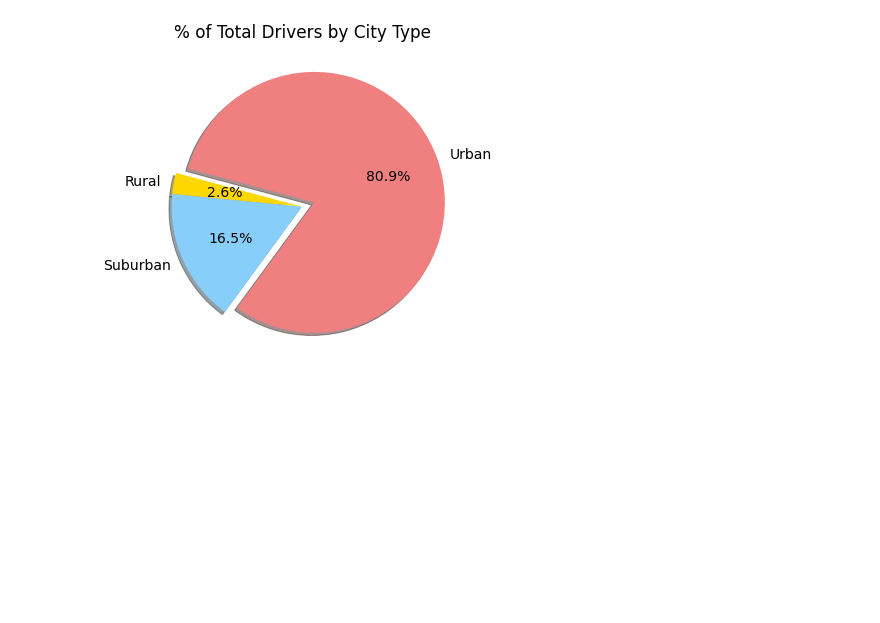
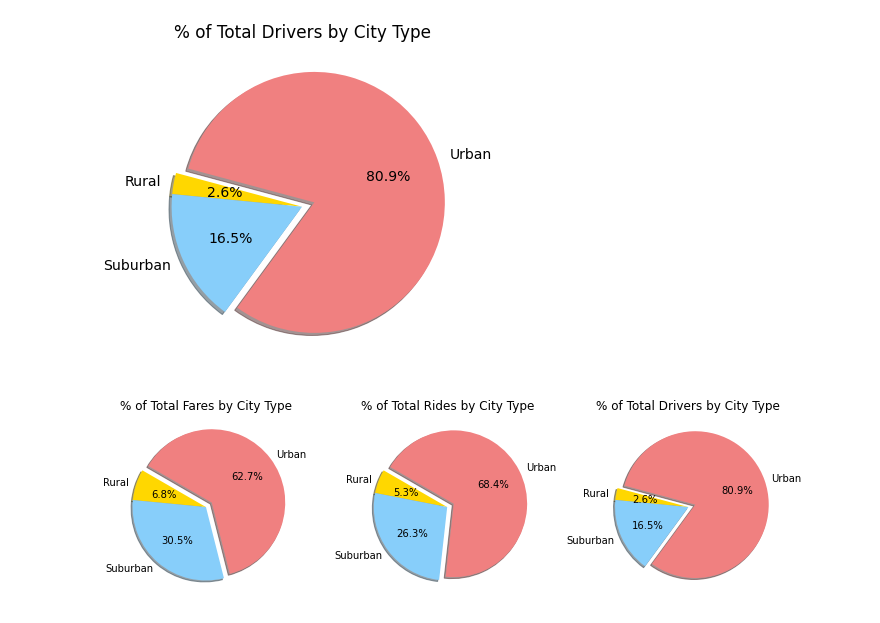
Before and after one commit to jonathantree/PyBer_Analysis, a Jupyter notebook: PyBer.ipynb, the cells around one changed output. Drawn from its saved outputs; the diff is of its cells as text; code cells hidden in the pictures; blank space fills up the shorter version.

```diff
--- a/PyBer.ipynb
+++ b/PyBer.ipynb
@@ -1053,3 +1095,50 @@ plt.savefig("analysis/Fig7.png")
 plt.show()
 # %% [output]
 [figure]
+# %%
+# creating grid for subplots
+fig = plt.figure()
+fig.set_figheight(10)
+fig.set_figwidth(10)
+
+#Create a grid of 3 columns by 3 rows and tell matplotlib where each plot will be located
+ax1 = plt.subplot2grid(shape=(3, 3), loc=(0, 0))
+ax2 = plt.subplot2grid(shape=(3, 3), loc=(0, 1))
+ax3 = plt.subplot2grid(shape=(3, 3), loc=(0, 2))
+
+ax1.pie(type_percents,
+    labels=["Rural", "Suburban", "Urban"],
+    colors=["gold", "lightskyblue", "lightcoral"],
+    explode=[0, 0, 0.1],
+    autopct='%1.1f%%',
+    shadow=True, startangle=150)
+ax1.set_title("% of Total Fares by City Type")
+# Change the default font size from 10 to 14.
+#mpl.rcParams['font.size'] = 12
+
+ax2.pie(ride_percents,
+    labels=["Rural", "Suburban", "Urban"],
+    colors=["gold", "lightskyblue", "lightcoral"],
+    explode=[0, 0, 0.1],
+    autopct='%1.1f%%',
+    shadow=True, startangle=150)
+ax2.set_title("% of Total Rides by City Type")
+# Change the default font size from 10 to 14.
+#mpl.rcParams['font.size'] = 12
+
+ax3.pie(driver_percents,
+    labels=["Rural", "Suburban", "Urban"],
+    colors=["gold", "lightskyblue", "lightcoral"],
+    explode=[0, 0, 0.1],
+    autopct='%1.1f%%',
+    shadow=True, startangle=165)
+ax3.set_title("% of Total Drivers by City Type")
+# Change the default font size from 10 to 14.
+mpl.rcParams['font.size'] = 10
+
+plt.tight_layout()
+
+# Save Figure
+plt.savefig("analysis/pies.jpg")
+# %% [output]
+[figure, added]
```
Also changed, not shown: parts of 4 cells of this notebook.
